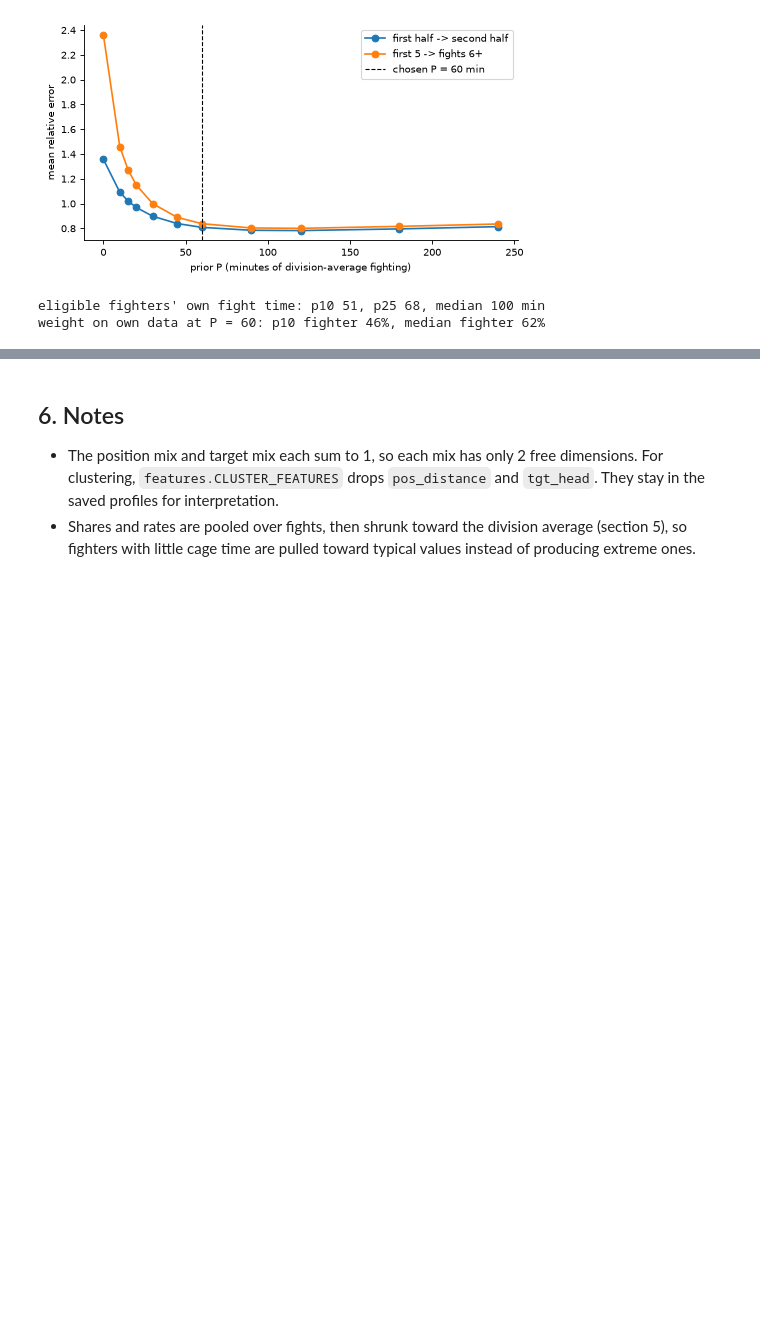
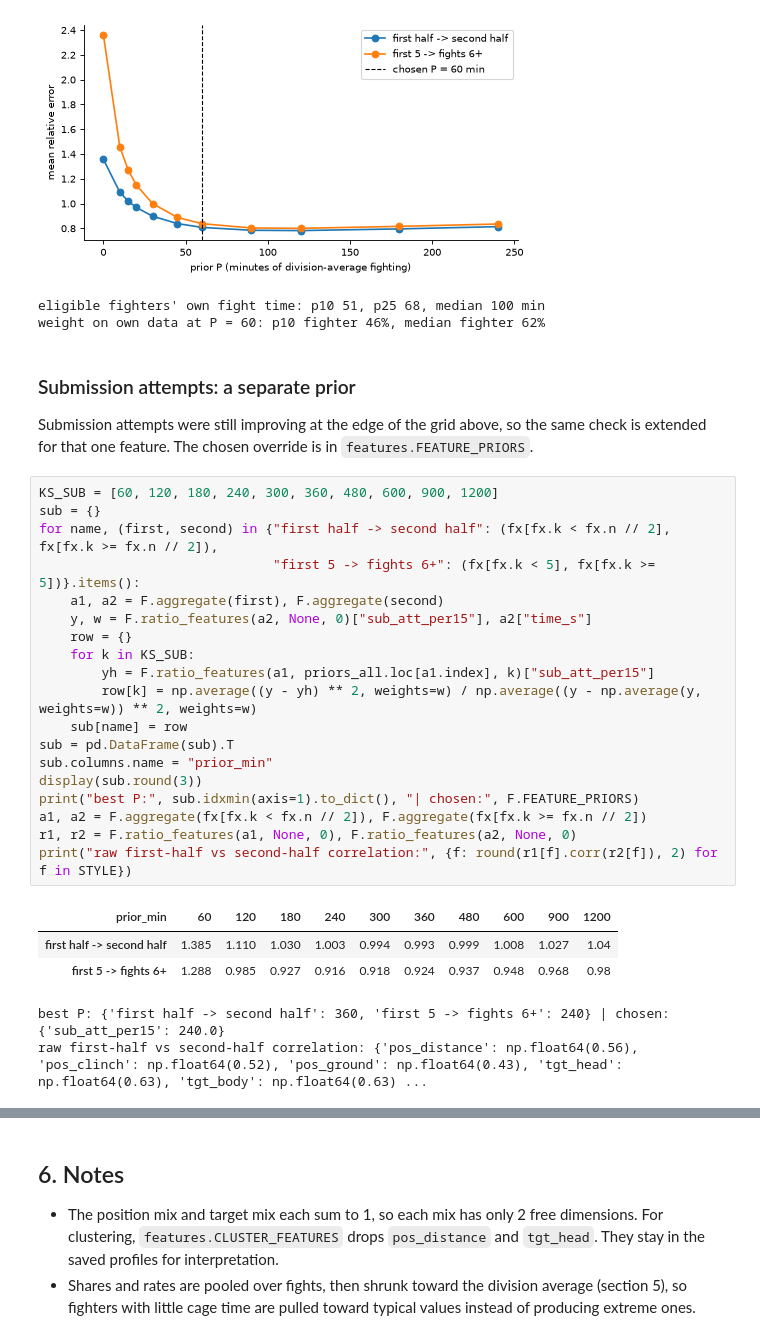
Before and after one commit to bbress467/ufc-styles, a Jupyter notebook: notebooks/01_feature_eda.ipynb, the cells around one changed output, grey strips where cells are left out. Cells and saved outputs as stored; diff of their text form; blank space fills up the shorter version.

```diff
--- a/notebooks/01_feature_eda.ipynb
+++ b/notebooks/01_feature_eda.ipynb
@@ -402,6 +402,36 @@ best P per feature: {'pos_distance': 120, 'pos_clinch': 120, 'pos_ground': 180,
 [figure]
 eligible fighters' own fight time: p10 51, p25 68, median 100 min
 weight on own data at P = 60: p10 fighter 46%, median fighter 62%
+# %% [markdown]
+### Submission attempts: a separate prior
+
+Submission attempts were still improving at the edge of the grid above, so the same check is extended for that one feature.
+The chosen override is in `features.FEATURE_PRIORS`.
+# %%
+KS_SUB = [60, 120, 180, 240, 300, 360, 480, 600, 900, 1200]
+sub = {}
+for name, (first, second) in {"first half -> second half": (fx[fx.k < fx.n // 2], fx[fx.k >= fx.n // 2]),
+                              "first 5 -> fights 6+": (fx[fx.k < 5], fx[fx.k >= 5])}.items():
+    a1, a2 = F.aggregate(first), F.aggregate(second)
+    y, w = F.ratio_features(a2, None, 0)["sub_att_per15"], a2["time_s"]
+    row = {}
+    for k in KS_SUB:
+        yh = F.ratio_features(a1, priors_all.loc[a1.index], k)["sub_att_per15"]
+        row[k] = np.average((y - yh) ** 2, weights=w) / np.average((y - np.average(y, weights=w)) ** 2, weights=w)
+    sub[name] = row
+sub = pd.DataFrame(sub).T
+sub.columns.name = "prior_min"
+display(sub.round(3))
+print("best P:", sub.idxmin(axis=1).to_dict(), "| chosen:", F.FEATURE_PRIORS)
+a1, a2 = F.aggregate(fx[fx.k < fx.n // 2]), F.aggregate(fx[fx.k >= fx.n // 2])
+r1, r2 = F.ratio_features(a1, None, 0), F.ratio_features(a2, None, 0)
+print("raw first-half vs second-half correlation:", {f: round(r1[f].corr(r2[f]), 2) for f in STYLE})
+# %% [output]
+| prior_min | 60 | 120 | 180 | 240 | 300 | 360 | 480 | 600 | 900 | 1200 |
+| first half -> second half | 1.385 | 1.110 | 1.030 | 1.003 | 0.994 | 0.993 | 0.999 | 1.008 | 1.027 | 1.04 |
+| first 5 -> fights 6+ | 1.288 | 0.985 | 0.927 | 0.916 | 0.918 | 0.924 | 0.937 | 0.948 | 0.968 | 0.98 |
+best P: {'first half -> second half': 360, 'first 5 -> fights 6+': 240} | chosen: {'sub_att_per15': 240.0}
+raw first-half vs second-half correlation: {'pos_distance': np.float64(0.56), 'pos_clinch': np.float64(0.52), 'pos_ground': np.float64(0.43), 'tgt_head': np.float64(0.63), 'tgt_body': np.float64(0.63) ...
 # %% [markdown]
 ### How the top-10 lists change with P
 
```
Also changed, not shown: parts of 5 cells of this notebook, 10 other files.
